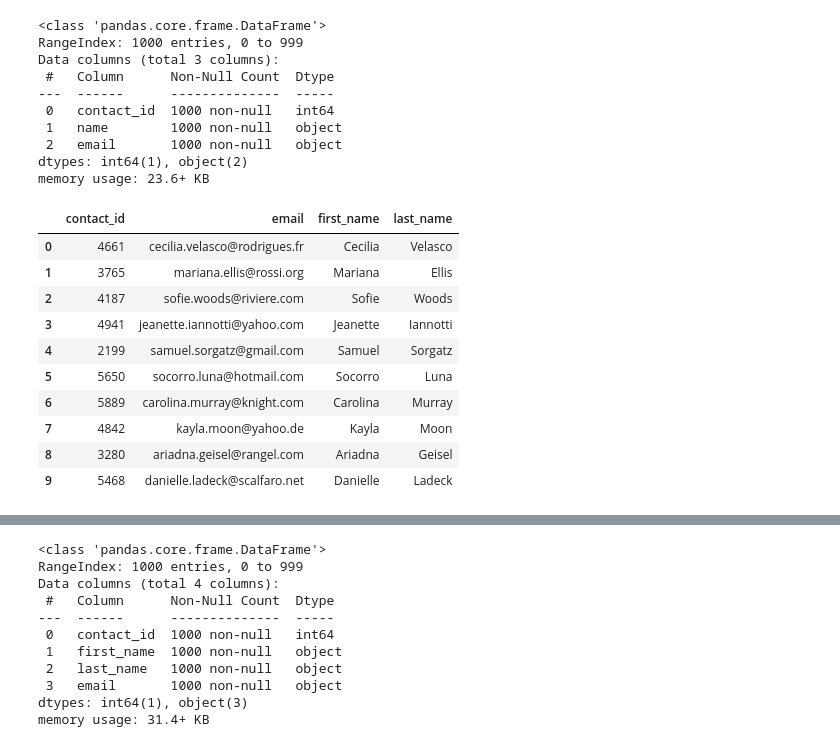
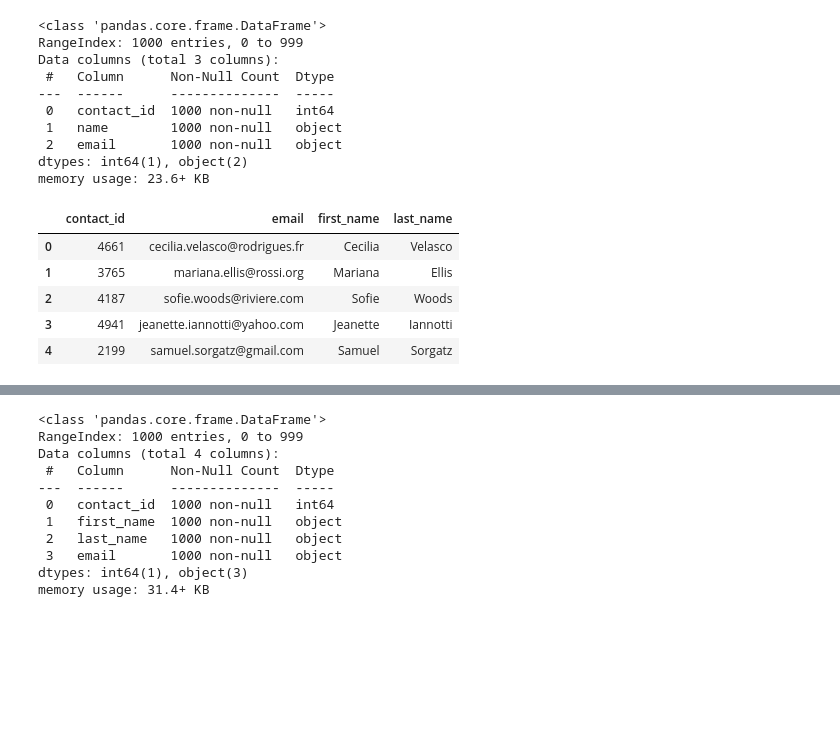
Before and after one commit to durdia2/Crowdfunding_ETL, a Jupyter notebook: ETL_Mini_Project_Durdiales_DKauffman.ipynb, the cells around one changed output, grey strips where cells are left out. Saved outputs shown, nothing was run; the diff lists cells and outputs as text; code cells hidden in the pictures; blank space fills up the shorter version.

```diff
--- a/ETL_Mini_Project_Durdiales_DKauffman.ipynb
+++ b/ETL_Mini_Project_Durdiales_DKauffman.ipynb
@@ -290,7 +287,7 @@ campaign_cleaned.to_csv("Resources/campaign.csv", index=False)
 # %% [markdown]
 ### Extract the contacts.xlsx Data.
 # %%
-# Read the data into a Pandas DataFrame. Use the `header=2` parameter when reading in the data.
-contact_info_df = pd.read_excel('Resources/contacts.xlsx', header=2)
-contact_info_df.head()
+# Read the data into a Pandas DataFrame. Use the `header=3` parameter when reading in the data.
+contact_info_df = pd.read_excel('Resources/contacts.xlsx', header=3)
+contact_info_df
 # %% [output]
@@ -314,10 +318,15 @@ Then export the DataFrame as a `contacts.csv` CSV file.
 ### Option 1: Use Pandas to create the contacts DataFrame.
 # %%
 # Iterate through the contact_info_df and convert each row to a dictionary.
-import json
 dict_values = []
-
-
+for i, row in contact_info_df.iterrows():
+    # Get the data first item in each row.
+    data = row['contact_info']
+    converted_data = json.loads(data)
+    # Iterate through each dictionary (row) and get the values for each row using list comprehension.
+    row_values = [v for k, v in converted_data.items()]
+    # Append the list of values for each row to a new list.
+    dict_values.append(row_values)
 # Print out the list of values for each row.
 print(dict_values)
 # %% [output]
@@ -325,6 +334,8 @@ print(dict_values)
 # %%
 # Create a contact_info DataFrame and add each list of values, i.e., each row
 # to the 'contact_id', 'name', 'email' columns.
+contact_df= pd.DataFrame(dict_values, columns=['contact_id', 'name', 'email'])
+contact_df.head()
 # %% [output]
 |  | contact_id | name | email |
 | 0 | 4661 | Cecilia Velasco | cecilia.velasco@rodrigues.fr |
@@ -347,18 +359,16 @@ dtypes: int64(1), object(2)
 memory usage: 23.6+ KB
 # %%
 # Create a "first"name" and "last_name" column with the first and last names from the "name" column.
-
+contact_df[["first_name","last_name"]] = contact_df["name"].str.split(' ', n=1, expand=True)
+contact_df.head()
 
 # Drop the contact_name column
+contacts_cleaned_df = contact_df.drop(["name"], axis = 1)
+contacts_cleaned_df.head()
 # %% [output]
 |  | contact_id | email | first_name | last_name |
 | 0 | 4661 | cecilia.velasco@rodrigues.fr | Cecilia | Velasco |
 | 1 | 3765 | mariana.ellis@rossi.org | Mariana | Ellis |
 | 2 | 4187 | sofie.woods@riviere.com | Sofie | Woods |
 | 3 | 4941 | jeanette.iannotti@yahoo.com | Jeanette | Iannotti |
 | 4 | 2199 | samuel.sorgatz@gmail.com | Samuel | Sorgatz |
-| 5 | 5650 | socorro.luna@hotmail.com | Socorro | Luna |
-| 6 | 5889 | carolina.murray@knight.com | Carolina | Murray |
-| 7 | 4842 | kayla.moon@yahoo.de | Kayla | Moon |
-| 8 | 3280 | ariadna.geisel@rangel.com | Ariadna | Geisel |
-| 9 | 5468 | danielle.ladeck@scalfaro.net | Danielle | Ladeck |
```
Also changed, not shown: parts of 18 cells of this notebook, 1 other file.
